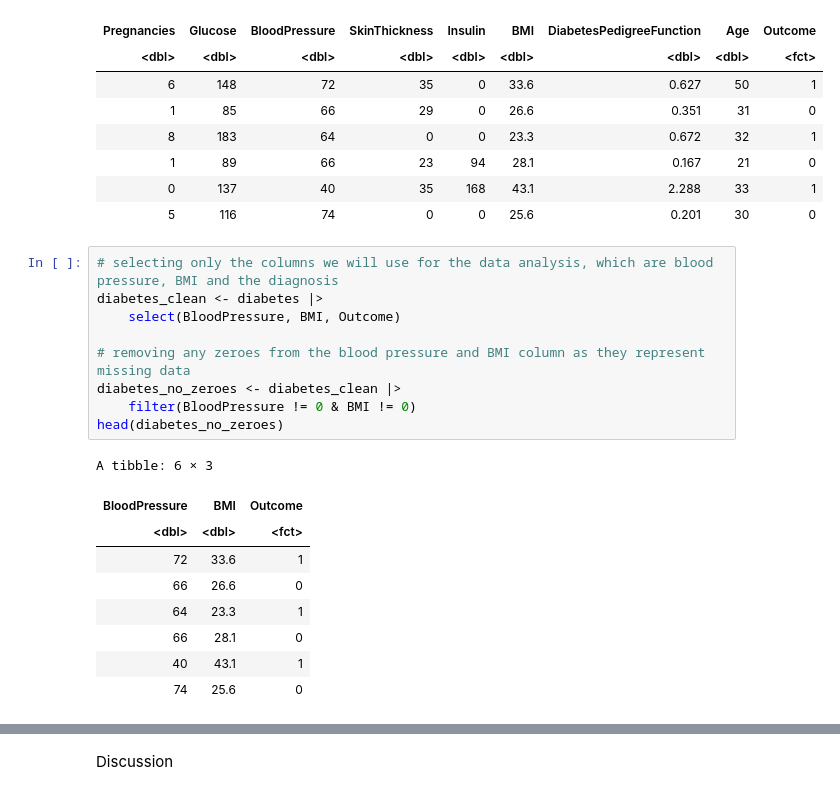
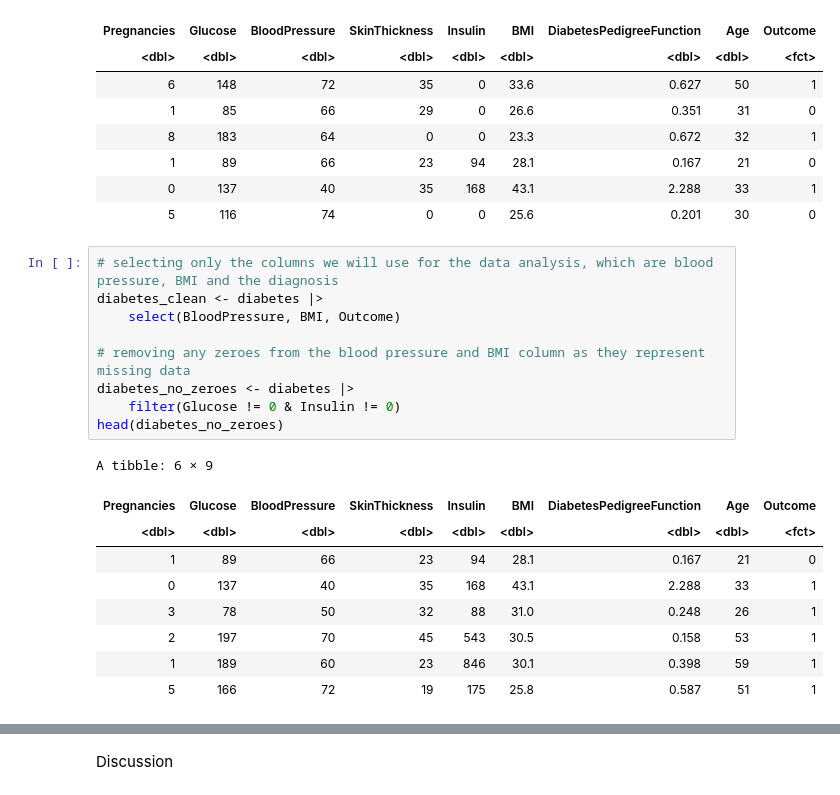
Before and after one commit to kzhang1223/dsci-100-2023s1-group-55, a Jupyter notebook: group_project_report.ipynb, the cells around one changed output, grey strips where cells are left out. Drawn from its saved outputs; the diff is of its cells as text.

```diff
--- a/group_project_report.ipynb
+++ b/group_project_report.ipynb
@@ -34,22 +60,22 @@ A tibble: 6 × 9
 # %%
 # selecting only the columns we will use for the data analysis, which are blood pressure, BMI and the diagnosis
 diabetes_clean <- diabetes |>
     select(BloodPressure, BMI, Outcome)
 
 # removing any zeroes from the blood pressure and BMI column as they represent missing data
-diabetes_no_zeroes <- diabetes_clean |>
-    filter(BloodPressure != 0 & BMI != 0)
+diabetes_no_zeroes <- diabetes |>
+    filter(Glucose != 0 & Insulin != 0)
 head(diabetes_no_zeroes)
 # %% [output]
-A tibble: 6 × 3
+A tibble: 6 × 9
-| BloodPressure | BMI | Outcome |
-| <dbl> | <dbl> | <fct> |
-| 72 | 33.6 | 1 |
-| 66 | 26.6 | 0 |
-| 64 | 23.3 | 1 |
-| 66 | 28.1 | 0 |
-| 40 | 43.1 | 1 |
-| 74 | 25.6 | 0 |
+| Pregnancies | Glucose | BloodPressure | SkinThickness | Insulin | BMI | DiabetesPedigreeFunction | Age | Outcome |
+| <dbl> | <dbl> | <dbl> | <dbl> | <dbl> | <dbl> | <dbl> | <dbl> | <fct> |
+| 1 | 89 | 66 | 23 | 94 | 28.1 | 0.167 | 21 | 0 |
+| 0 | 137 | 40 | 35 | 168 | 43.1 | 2.288 | 33 | 1 |
+| 3 | 78 | 50 | 32 | 88 | 31.0 | 0.248 | 26 | 1 |
+| 2 | 197 | 70 | 45 | 543 | 30.5 | 0.158 | 53 | 1 |
+| 1 | 189 | 60 | 23 | 846 | 30.1 | 0.398 | 59 | 1 |
+| 5 | 166 | 72 | 19 | 175 | 25.8 | 0.587 | 51 | 1 |
 # %%
 # creating a scatterplot of blood pressure vs BMI with all the data, colouring by the diagnosis of type 2 diabetes
 options(repr.plot.width = 8, repr.plot.height = 8)
```
Also changed, not shown: parts of 10 cells of this notebook.
